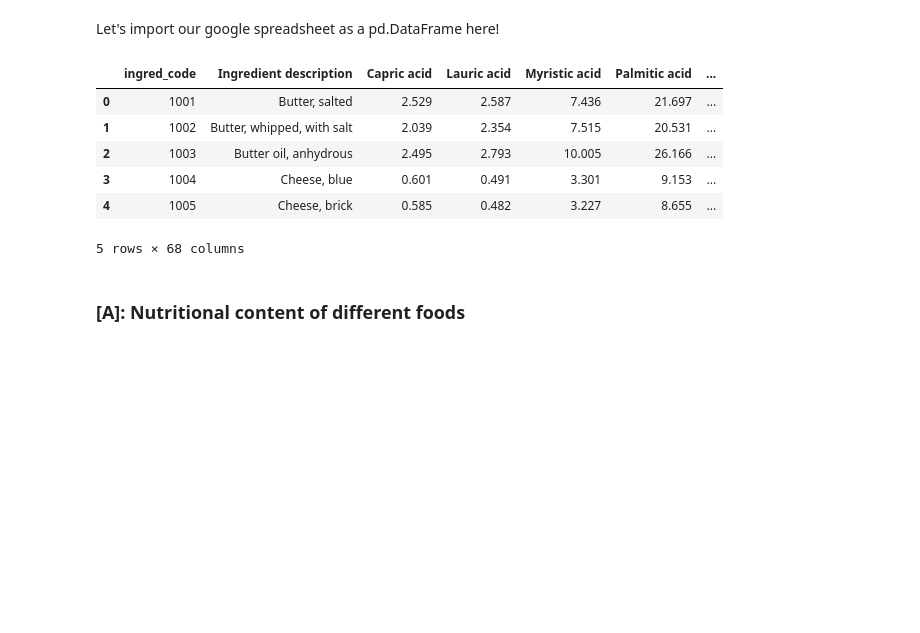
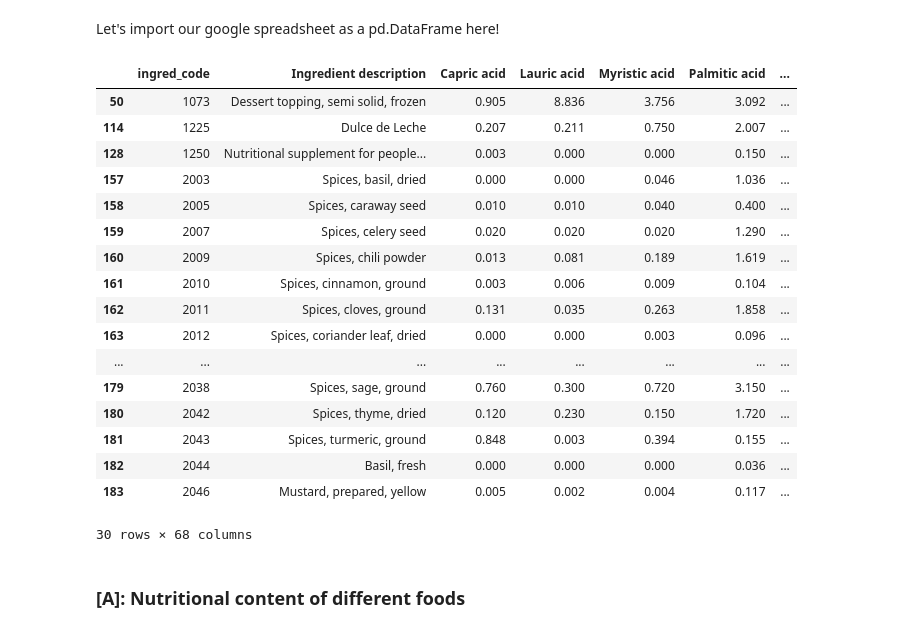
Before and after one commit to reilyfairchild/EEP-153-Proj-02, a Jupyter notebook: Project_2_Code.ipynb, the cells around one changed output. Saved outputs shown, nothing was run; the diff lists cells and outputs as text; code cells hidden in the pictures; blank space fills up the shorter version.

```diff
--- a/Project_2_Code.ipynb
+++ b/Project_2_Code.ipynb
@@ -101,28 +101,39 @@ Let's import our google spreadsheet as a pd.DataFrame here!
 # %%
 
 import re
 
 # Load the CSV file into a DataFrame
 df = pd.read_csv('min_cost_data_nutrients.csv')
 
 # Define a regex pattern for common animal products
-animal_product_pattern = r'\b(butter|cheese|milk|beef|chicken|pork|egg|fish|lamb|yogurt|honey|gelatin|cream|lard|sausage|anchovy|shellfish|shrimp|mayo|ham|meat)\b'
+animal_product_pattern = r'\b(butter|cheese|milk|kefir|whey|eggnog|beef|chicken|pork|egg|fish|lamb|yogurt|honey|gelatin|cream|lard|sausage|anchovy|shellfish|shrimp|mayo|ham|meat)\b'
 
 # Create a new column 'animal product' that marks items based on the pattern
 df['animal product'] = df['Ingredient description'].apply(
     lambda x: 'animal product' if re.search(animal_product_pattern, str(x), re.IGNORECASE) else 'plant-based'
 )
 
 # Display the updated DataFrame
-df.head()
+df[df['animal product'] == 'plant-based'].head(30)
 # %% [output]
 |  | ingred_code | Ingredient description | Capric acid | Lauric acid | Myristic acid | Palmitic acid | ... |
-| 0 | 1001 | Butter, salted | 2.529 | 2.587 | 7.436 | 21.697 | ... |
-| 1 | 1002 | Butter, whipped, with salt | 2.039 | 2.354 | 7.515 | 20.531 | ... |
-| 2 | 1003 | Butter oil, anhydrous | 2.495 | 2.793 | 10.005 | 26.166 | ... |
-| 3 | 1004 | Cheese, blue | 0.601 | 0.491 | 3.301 | 9.153 | ... |
-| 4 | 1005 | Cheese, brick | 0.585 | 0.482 | 3.227 | 8.655 | ... |
+| 50 | 1073 | Dessert topping, semi solid, frozen | 0.905 | 8.836 | 3.756 | 3.092 | ... |
+| 114 | 1225 | Dulce de Leche | 0.207 | 0.211 | 0.750 | 2.007 | ... |
+| 128 | 1250 | Nutritional supplement for people... | 0.003 | 0.000 | 0.000 | 0.150 | ... |
+| 157 | 2003 | Spices, basil, dried | 0.000 | 0.000 | 0.046 | 1.036 | ... |
+| 158 | 2005 | Spices, caraway seed | 0.010 | 0.010 | 0.040 | 0.400 | ... |
+| 159 | 2007 | Spices, celery seed | 0.020 | 0.020 | 0.020 | 1.290 | ... |
+| 160 | 2009 | Spices, chili powder | 0.013 | 0.081 | 0.189 | 1.619 | ... |
+| 161 | 2010 | Spices, cinnamon, ground | 0.003 | 0.006 | 0.009 | 0.104 | ... |
+| 162 | 2011 | Spices, cloves, ground | 0.131 | 0.035 | 0.263 | 1.858 | ... |
+| 163 | 2012 | Spices, coriander leaf, dried | 0.000 | 0.000 | 0.003 | 0.096 | ... |
+| ... | ... | ... | ... | ... | ... | ... | ... |
+| 179 | 2038 | Spices, sage, ground | 0.760 | 0.300 | 0.720 | 3.150 | ... |
+| 180 | 2042 | Spices, thyme, dried | 0.120 | 0.230 | 0.150 | 1.720 | ... |
+| 181 | 2043 | Spices, turmeric, ground | 0.848 | 0.003 | 0.394 | 0.155 | ... |
+| 182 | 2044 | Basil, fresh | 0.000 | 0.000 | 0.000 | 0.036 | ... |
+| 183 | 2046 | Mustard, prepared, yellow | 0.005 | 0.002 | 0.004 | 0.117 | ... |
-5 rows × 68 columns
+30 rows × 68 columns
 # %% [markdown]
 ### **[A]: Nutritional content of different foods**
 # %% [markdown]
```
